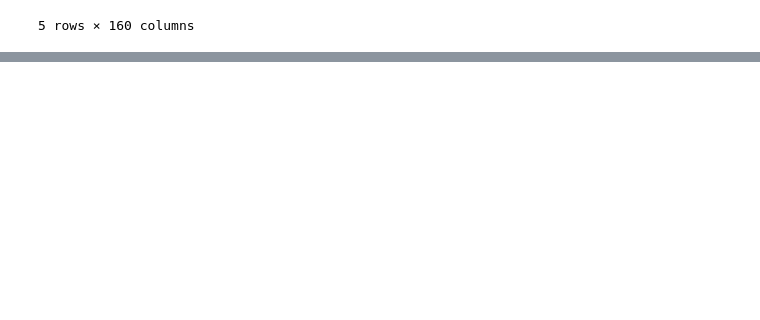
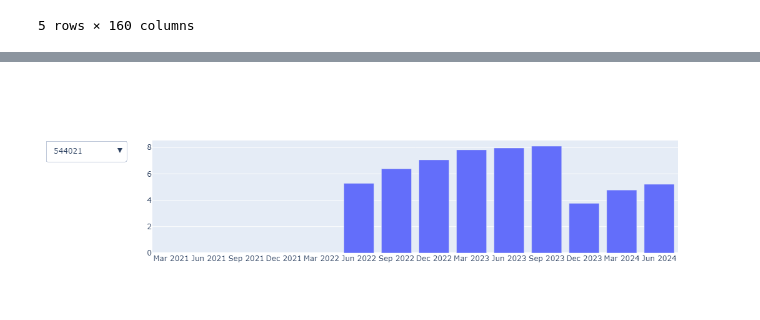
Before and after one commit to RSwarnkar/ScrapeScreener, a Jupyter notebook: JupyterNotebooks/NB12-Visualize-EPS.ipynb, the cells around one changed output, grey strips where cells are left out. Drawn from its saved outputs; the diff is of its cells as text; code cells hidden in the pictures; blank space fills up the shorter version.

Commit message:
Work in progress for stock visuals

```diff
--- a/JupyterNotebooks/NB12-Visualize-EPS.ipynb
+++ b/JupyterNotebooks/NB12-Visualize-EPS.ipynb
@@ -116,6 +116,11 @@ df_eps.head(5)
 5 rows × 160 columns
 # %%
 output_path = "../Output/SummaryReports/"+"Visual01-EPS-"+datetime.datetime.now().strftime("%Y%m%d-%H%M%S")+".csv"
+df_eps.to_csv(output_path,sep=",")
 
-df_eps.to_csv(output_path,sep=",")
+df = pd.read_csv(output_path)
+
+df.rename( columns={'Unnamed: 0':'Quarters'}, inplace=True )
+
+df.to_csv(output_path,sep=",", index=False)
 # %% [markdown]
@@ -125,2 +140,32 @@ df_eps.to_csv(output_path,sep=",")
 # %%
 import plotly.graph_objects as go
+
+fig = go.Figure()
+
+# add trace only for first stock
+x = df['Quarters']
+y = df[df.columns[1]]  # fisrt stock
+
+fig.add_traces(go.Bar(x=x, y=y))
+
+# create `list` with a `dict` for each column
+buttons = [
+            {
+             'method': 'update',
+             'label': col,
+             'args': [ {'y': [df[col]]} ]
+            }
+            for col in df.iloc[:, 1:]
+          ]
+
+# add menus
+updatemenus = [{'buttons': buttons,
+                'direction': 'down',
+                'showactive': True,}]
+
+# update layout with buttons, and show the figure
+fig.update_layout(updatemenus=updatemenus)
+
+fig.show()
+# %% [output]
+[figure, added]
```
Also changed, not shown: parts of 7 cells of this notebook, 12 other files.
